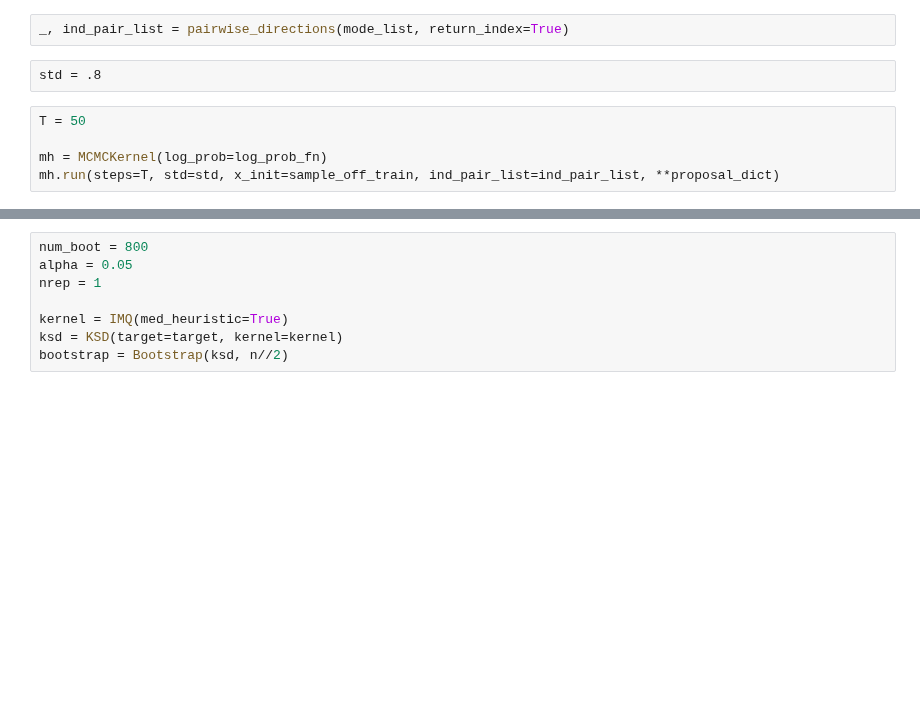
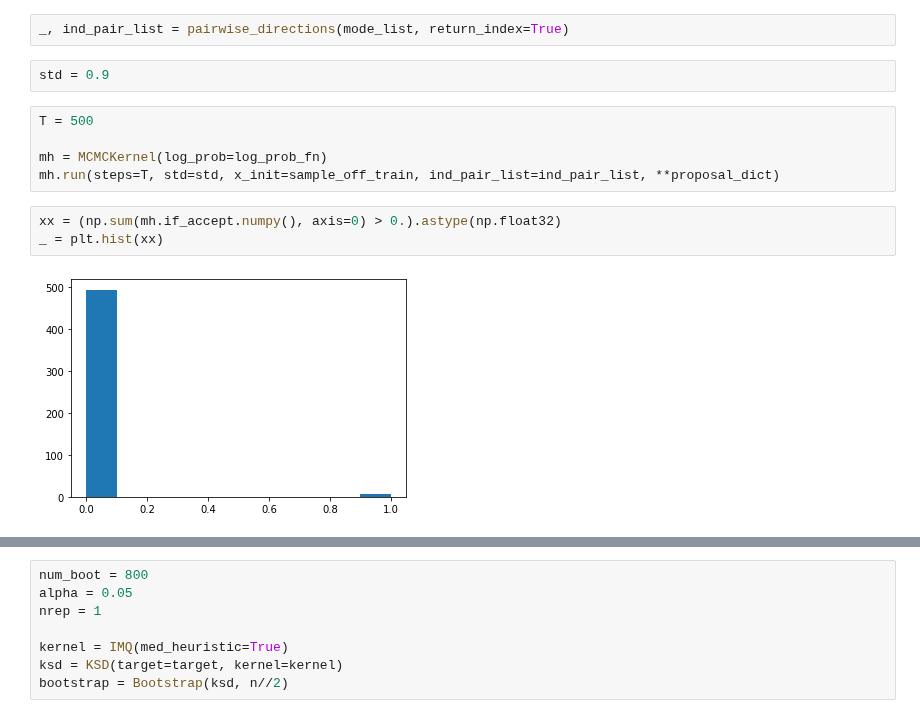
Before and after one commit to XingLLiu/u-stat-high-dim, a Jupyter notebook: noise_new.ipynb, the cells around one changed output, grey strips where cells are left out. Drawn from its saved outputs; the diff is of its cells as text; blank space fills up the shorter version.

```diff
--- a/noise_new.ipynb
+++ b/noise_new.ipynb
@@ -107,12 +156,17 @@ proposal_dict = mcmc.prepare_proposal_input_all(mode_list=mode_list, inv_hess_li
 # %%
 _, ind_pair_list = pairwise_directions(mode_list, return_index=True)
 # %%
-std = .8
+std = 0.9
 # %%
-T = 50
+T = 500
 
 mh = MCMCKernel(log_prob=log_prob_fn)
 mh.run(steps=T, std=std, x_init=sample_off_train, ind_pair_list=ind_pair_list, **proposal_dict)
+# %%
+xx = (np.sum(mh.if_accept.numpy(), axis=0) > 0.).astype(np.float32)
+_ = plt.hist(xx)
+# %% [output]
+[figure, added]
 # %%
 x_0 = mh.x[0, :, :].numpy()
 x_t = mh.x[-1, :, :].numpy()
```
Also changed, not shown: parts of 9 cells of this notebook, 2 other files.
